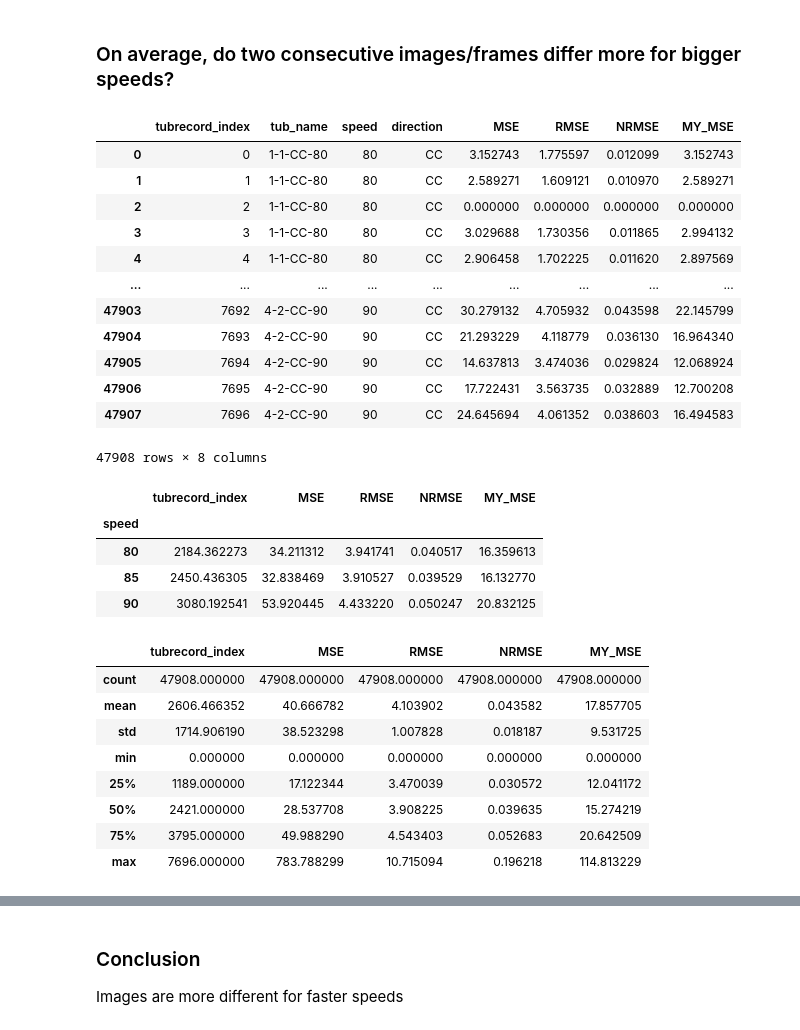
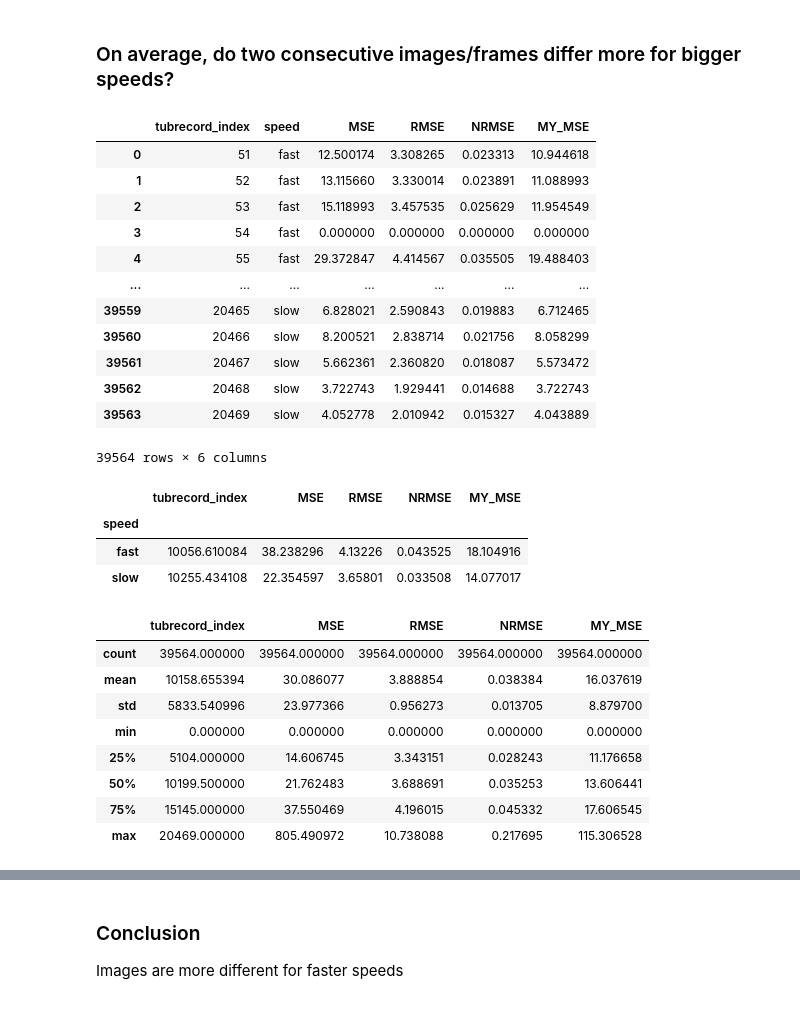
Before and after one commit to kristjanr/dat-sci-master-thesis, a Jupyter notebook: FrameDifferences.ipynb, the cells around one changed output, grey strips where cells are left out. Drawn from its saved outputs; the diff is of its cells as text; code cells hidden in the pictures.

```diff
--- a/FrameDifferences.ipynb
+++ b/FrameDifferences.ipynb
@@ -85,0 +41,4 @@ Using catalog /Users/kristjan.roosild/PycharmProjects/dat-sci-master-thesis/data
+# %%
+from dataloader import load_records
+fast_speed_data = load_records('faster-autodrive', cfg, 'data', None)
+slow_speed_data = load_records('slower-autodrive', cfg, 'data', None)
@@ -103,67 +62,64 @@ def rmse(image1, image2):
 # %%
 from donkeycar.pipeline.augmentations import ImageAugmentation
 from skimage.metrics import normalized_root_mse, mean_squared_error
 import pandas as pd
 
 transformation = ImageAugmentation(cfg, 'TRANSFORMATIONS')
-
+tub_records = dict(fast=fast_speed_data, slow=slow_speed_data)
 for_df = []
-for tub_name, records in tub_records.items():
-    speed = tub_name[-2:]
-    direction = tub_name[-5:-3]
+for speed, records in tub_records.items():
     for (first_tubrecord, second_tubrecord) in records:
         first_image = first_tubrecord.image()
         first_image = transformation.run(first_image)
 
         second_image = second_tubrecord.image()
         second_image = transformation.run(second_image)
 
         my_mse = mse(second_image, first_image)
         mse_ = mean_squared_error(second_image, first_image)
         rmse_ = rmse(second_image, first_image)
         nrmse = normalized_root_mse(second_image, first_image)
 
         tubrecord_index = first_tubrecord.underlying['_index']
-        for_df.append([tubrecord_index, tub_name, speed, direction, mse_, rmse_, nrmse, my_mse])
+        for_df.append([tubrecord_index, speed, mse_, rmse_, nrmse, my_mse])
 
-df = pd.DataFrame(for_df, columns=['tubrecord_index', 'tub_name','speed', 'direction', 'MSE', 'RMSE', 'NRMSE', 'MY_MSE'])
+df = pd.DataFrame(for_df, columns=['tubrecord_index', 'speed', 'MSE', 'RMSE', 'NRMSE', 'MY_MSE'])
 df
 # %% [output]
-|  | tubrecord_index | tub_name | speed | direction | MSE | RMSE | NRMSE | MY_MSE |
-| 0 | 0 | 1-1-CC-80 | 80 | CC | 3.152743 | 1.775597 | 0.012099 | 3.152743 |
-| 1 | 1 | 1-1-CC-80 | 80 | CC | 2.589271 | 1.609121 | 0.010970 | 2.589271 |
-| 2 | 2 | 1-1-CC-80 | 80 | CC | 0.000000 | 0.000000 | 0.000000 | 0.000000 |
-| 3 | 3 | 1-1-CC-80 | 80 | CC | 3.029688 | 1.730356 | 0.011865 | 2.994132 |
-| 4 | 4 | 1-1-CC-80 | 80 | CC | 2.906458 | 1.702225 | 0.011620 | 2.897569 |
-| ... | ... | ... | ... | ... | ... | ... | ... | ... |
-| 47903 | 7692 | 4-2-CC-90 | 90 | CC | 30.279132 | 4.705932 | 0.043598 | 22.145799 |
-| 47904 | 7693 | 4-2-CC-90 | 90 | CC | 21.293229 | 4.118779 | 0.036130 | 16.964340 |
-| 47905 | 7694 | 4-2-CC-90 | 90 | CC | 14.637813 | 3.474036 | 0.029824 | 12.068924 |
-| 47906 | 7695 | 4-2-CC-90 | 90 | CC | 17.722431 | 3.563735 | 0.032889 | 12.700208 |
-| 47907 | 7696 | 4-2-CC-90 | 90 | CC | 24.645694 | 4.061352 | 0.038603 | 16.494583 |
+|  | tubrecord_index | speed | MSE | RMSE | NRMSE | MY_MSE |
+| 0 | 51 | fast | 12.500174 | 3.308265 | 0.023313 | 10.944618 |
+| 1 | 52 | fast | 13.115660 | 3.330014 | 0.023891 | 11.088993 |
+| 2 | 53 | fast | 15.118993 | 3.457535 | 0.025629 | 11.954549 |
+| 3 | 54 | fast | 0.000000 | 0.000000 | 0.000000 | 0.000000 |
+| 4 | 55 | fast | 29.372847 | 4.414567 | 0.035505 | 19.488403 |
+| ... | ... | ... | ... | ... | ... | ... |
+| 39559 | 20465 | slow | 6.828021 | 2.590843 | 0.019883 | 6.712465 |
+| 39560 | 20466 | slow | 8.200521 | 2.838714 | 0.021756 | 8.058299 |
+| 39561 | 20467 | slow | 5.662361 | 2.360820 | 0.018087 | 5.573472 |
+| 39562 | 20468 | slow | 3.722743 | 1.929441 | 0.014688 | 3.722743 |
+| 39563 | 20469 | slow | 4.052778 | 2.010942 | 0.015327 | 4.043889 |
-47908 rows × 8 columns
+39564 rows × 6 columns
 # %%
 df.groupby('speed').mean()
 # %% [output]
 |  | tubrecord_index | MSE | RMSE | NRMSE | MY_MSE |
 | speed |  |  |  |  |  |
-| 80 | 2184.362273 | 34.211312 | 3.941741 | 0.040517 | 16.359613 |
-| 85 | 2450.436305 | 32.838469 | 3.910527 | 0.039529 | 16.132770 |
-| 90 | 3080.192541 | 53.920445 | 4.433220 | 0.050247 | 20.832125 |
+| fast | 10056.610084 | 38.238296 | 4.13226 | 0.043525 | 18.104916 |
+| slow | 10255.434108 | 22.354597 | 3.65801 | 0.033508 | 14.077017 |
 # %%
 df.to_csv('image_diffs.csv.gz', index=False)
 
 df.describe()
 # %% [output]
 |  | tubrecord_index | MSE | RMSE | NRMSE | MY_MSE |
-| count | 47908.000000 | 47908.000000 | 47908.000000 | 47908.000000 | 47908.000000 |
-| mean | 2606.466352 | 40.666782 | 4.103902 | 0.043582 | 17.857705 |
-| std | 1714.906190 | 38.523298 | 1.007828 | 0.018187 | 9.531725 |
+| count | 39564.000000 | 39564.000000 | 39564.000000 | 39564.000000 | 39564.000000 |
+| mean | 10158.655394 | 30.086077 | 3.888854 | 0.038384 | 16.037619 |
+| std | 5833.540996 | 23.977366 | 0.956273 | 0.013705 | 8.879700 |
 | min | 0.000000 | 0.000000 | 0.000000 | 0.000000 | 0.000000 |
-| 25% | 1189.000000 | 17.122344 | 3.470039 | 0.030572 | 12.041172 |
-| 50% | 2421.000000 | 28.537708 | 3.908225 | 0.039635 | 15.274219 |
-| 75% | 3795.000000 | 49.988290 | 4.543403 | 0.052683 | 20.642509 |
-| max | 7696.000000 | 783.788299 | 10.715094 | 0.196218 | 114.813229 |
+| 25% | 5104.000000 | 14.606745 | 3.343151 | 0.028243 | 11.176658 |
+| 50% | 10199.500000 | 21.762483 | 3.688691 | 0.035253 | 13.606441 |
+| 75% | 15145.000000 | 37.550469 | 4.196015 | 0.045332 | 17.606545 |
+| max | 20469.000000 | 805.490972 | 10.738088 | 0.217695 | 115.306528 |
 # %%
 import pandas as pd
 
```
Also changed, not shown: parts of 32 cells of this notebook, 1 other file.
